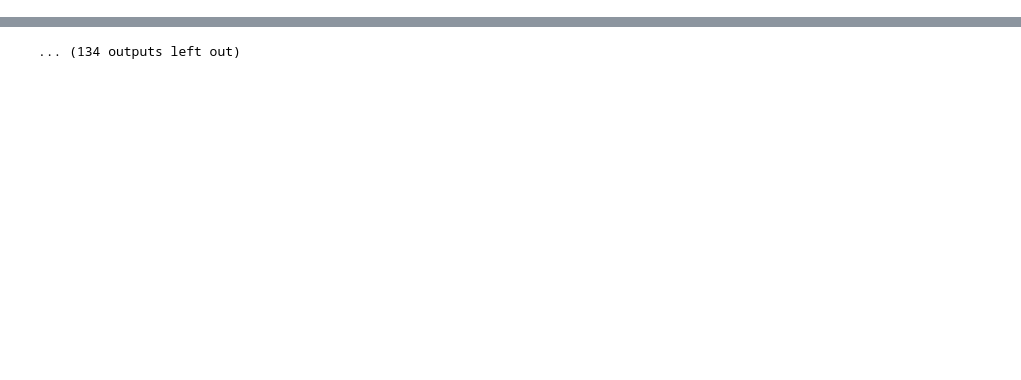
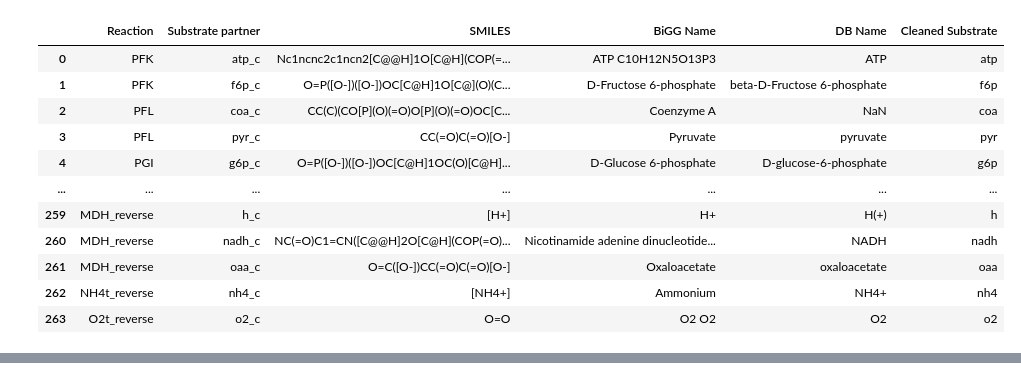
Before and after one commit to ranaabarghout/kinGEMs, a Jupyter notebook: notebooks/run_ecoli.ipynb, the cells around one changed output, grey strips where cells are left out. Cells and saved outputs as stored; diff of their text form; code cells hidden in the pictures; blank space fills up the shorter version.

Commit message:
Updates
Still have to test optimize.py modules

```diff
--- a/notebooks/run_ecoli.ipynb
+++ b/notebooks/run_ecoli.ipynb
@@ -15,8 +18,8 @@ sys.path.append(os.path.abspath('..'))
 import kinGEMs
 
 # Import necessary functions from kinGEMs package
-from kinGEMs.dataset import load_model, convert_to_irreversible, prepare_model_data, retrieve_sequences, map_metabolites, merge_substrate_sequences
-from kinGEMs.modeling.optimize import run_optimization
+from kinGEMs.dataset import load_model, convert_to_irreversible, prepare_model_data, retrieve_sequences, map_metabolites, merge_substrate_sequences, process_merged_data_with_folds
+from kinGEMs.modeling.optimize import run_optimization_with_dataframe
 from kinGEMs.plots import plot_flux_distribution  # Assuming this function exists
 
 # Define paths
@@ -25,22 +28,23 @@ raw_data_dir = os.path.join(data_dir, "raw")
 model_path = os.path.join(raw_data_dir, "e_coli_core.xml")
 interim_data_dir = os.path.join(data_dir, "interim")
 processed_data_dir = os.path.join(data_dir, "processed")
+CPIPred_data_dir = os.path.join(interim_data_dir, "CPI-Pred predictions")
 
-# Step 1: Load the model
-print("Loading model...")
-model = load_model(model_path)
-print(f"Model loaded with {len(model.reactions)} reactions and {len(model.metabolites)} metabolites")
+# # Step 1: Load the model
+# print("Loading model...")
+# model = load_model(model_path)
+# print(f"Model loaded with {len(model.reactions)} reactions and {len(model.metabolites)} metabolites")
 
-# Step 2: Convert to irreversible model
-print("Converting to irreversible model...")
-irrev_model = convert_to_irreversible(model)
-print(f"Irreversible model created with {len(irrev_model.reactions)} reactions")
+# # Step 2: Convert to irreversible model
+# print("Converting to irreversible model...")
+# irrev_model = convert_to_irreversible(model)
+# print(f"Irreversible model created with {len(irrev_model.reactions)} reactions")
 
-# Step 3: Prepare model data (metabolite and sequence mapping)
+# Step 1: Prepare model data (metabolite and sequence mapping)
 print("Preparing model data...")
 # Define output paths
-substrates_output = os.path.join(interim_data_dir, "e_coli_substrates.csv")
-sequences_output = os.path.join(interim_data_dir, "e_coli_sequences.csv")
+substrates_output = os.path.join(interim_data_dir, "ecoli_substrates.csv")
+sequences_output = os.path.join(interim_data_dir, "ecoli_sequences.csv")
 
 # Prepare model data
 irrev_model, substrate_df, sequences_df = prepare_model_data(
@@ -50,9 +54,12 @@ irrev_model, substrate_df, sequences_df = prepare_model_data(
     organism='E coli'
 )
 
-# Step 4: Merge substrate and sequence data
+display(substrate_df)
+display(sequences_df)
+
+# Step 2: Merge substrate and sequence data
 print("Merging substrate and sequence data...")
-merged_data_output = os.path.join(processed_data_dir, "e_coli_merged_data.csv")
+merged_data_output = os.path.join(interim_data_dir, "ecoli_merged_data.csv")
 merged_data = merge_substrate_sequences(
     substrate_df=substrate_df,
     sequences_df=sequences_df,
@@ -60,24 +67,43 @@ merged_data = merge_substrate_sequences(
     output_path=merged_data_output
 )
 
-# Step 5: Run optimization
+display(merged_data)
+
+### DEBUGGED UP TO THIS POINT - CHECK WHERE CPI-PRED KCAT VALUES ARE INCORPORATED
+
+
+# Step 3: Create kcat data file from CPI-Pred fold predictions
+print("Obtaining all kcat values for reactions from CPI-Pred...")
+processed_data_output = os.path.join(processed_data_dir, "ecoli_proccesed_data.csv")
+fold_csv_paths = [
+    os.path.join(CPIPred_data_dir, f"ecoli_predictions_fold_{i}.csv")
+    for i in range(1, 6)
+]
+processed_data = process_merged_data_with_folds(
+    merged_data=merged_data,
+    fold_csv_paths=fold_csv_paths,
+    output_path=processed_data_output
+)
+
+# Step 4: Run optimization
 print("Running optimization...")
 # Set parameters for optimization
 biomass_reaction = 'BIOMASS_Ec_iML1515_core_75p37M'  # Update with your biomass reaction ID
-enzyme_upper_bound = 0.3  # gP/gDCW, enzyme fraction upper bound
+enzyme_upper_bound = 0.125  # gP/gDCW, enzyme fraction upper bound
 
 # Run optimization
-solution, flux_distribution = run_optimization(
+solution, flux_distribution = run_optimization_with_dataframe(
     model=irrev_model,
-    kcat_dict=merged_data,
-    biomass_reaction=biomass_reaction,
+    processed_df=processed_data,
+    objective_reaction=biomass_reaction,
     enzyme_upper_bound=enzyme_upper_bound,
-    enzyme_ratio=True  # Using enzyme fraction constraint
+    enzyme_ratio=True  # Using enzyme fraction constraint,
+    output_dir=
 )
 
 print(f"Optimization complete. Biomass flux: {solution.objective_value}")
 
-# Step 6: Plot results
+# Step 5: Plot results
 print("Plotting flux distribution...")
 # Plot flux distribution
 fig = plot_flux_distribution(flux_distribution)
@@ -187,0 +168,12 @@ Mapping substrate: g6p_c
+|  | Reaction | Substrate partner | SMILES | BiGG Name | DB Name | Cleaned Substrate |
+| 0 | PFK | atp_c | Nc1ncnc2c1ncn2[C@@H]1O[C@H](COP(=... | ATP C10H12N5O13P3 | ATP | atp |
+| 1 | PFK | f6p_c | O=P([O-])([O-])OC[C@H]1O[C@](O)(C... | D-Fructose 6-phosphate | beta-D-Fructose 6-phosphate | f6p |
+| 2 | PFL | coa_c | CC(C)(CO[P](O)(=O)O[P](O)(=O)OC[C... | Coenzyme A | NaN | coa |
+| 3 | PFL | pyr_c | CC(=O)C(=O)[O-] | Pyruvate | pyruvate | pyr |
+| 4 | PGI | g6p_c | O=P([O-])([O-])OC[C@H]1OC(O)[C@H]... | D-Glucose 6-phosphate | D-glucose-6-phosphate | g6p |
+| ... | ... | ... | ... | ... | ... | ... |
+| 259 | MDH_reverse | h_c | [H+] | H+ | H(+) | h |
+| 260 | MDH_reverse | nadh_c | NC(=O)C1=CN([C@@H]2O[C@H](COP(=O)... | Nicotinamide adenine dinucleotide... | NADH | nadh |
+| 261 | MDH_reverse | oaa_c | O=C([O-])CC(=O)C(=O)[O-] | Oxaloacetate | oxaloacetate | oaa |
+| 262 | NH4t_reverse | nh4_c | [NH4+] | Ammonium | NH4+ | nh4 |
+| 263 | O2t_reverse | o2_c | O=O | O2 O2 | O2 | o2 |
@@ -205 +180,0 @@ ConnectionResetError: [WinError 10054] An existing connection was forcibly close
-... (134 outputs left out)
```
Also changed, not shown: parts of 2 cells of this notebook, 1 other file.
